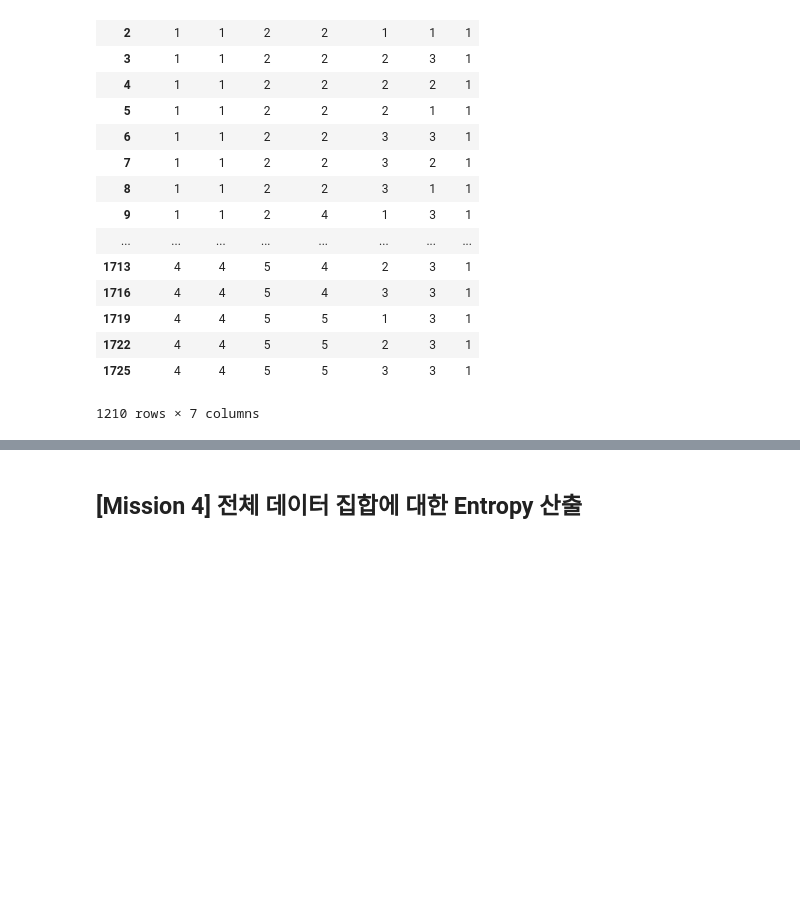
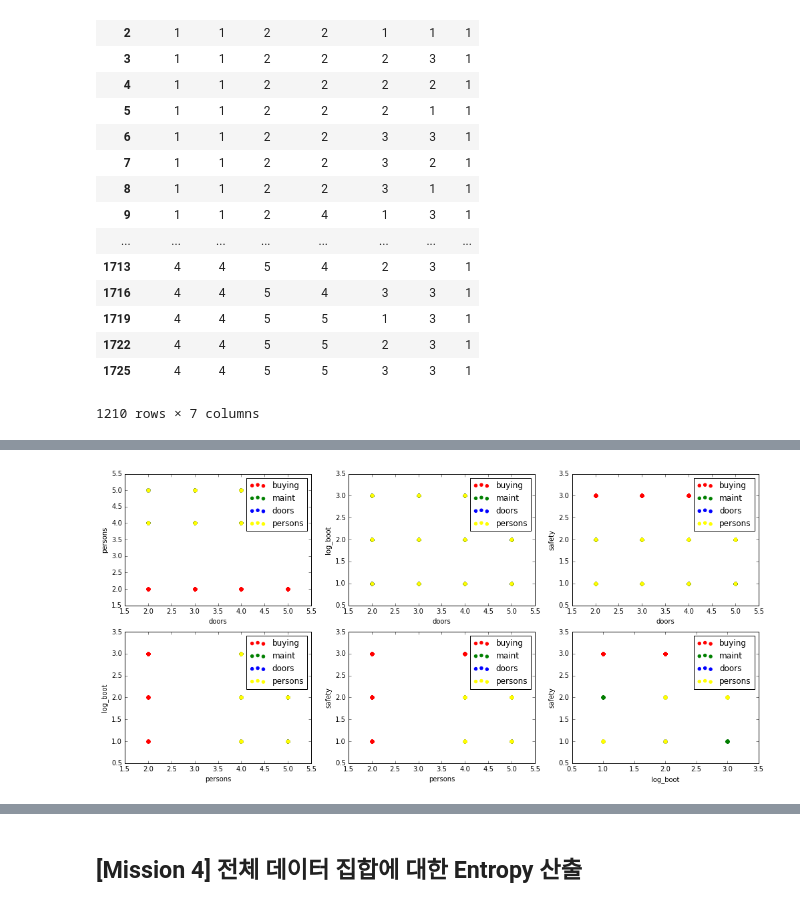
Before and after one commit to HeoJooSeong/zoostar, a Jupyter notebook: LINK_LAB/파이선 세미나 & 데이터과학/DATASCIENCE_HW2.ipynb, the cells around one changed output, grey strips where cells are left out. Saved outputs shown, nothing was run; the diff lists cells and outputs as text; code cells hidden in the pictures; blank space fills up the shorter version.

```diff
--- a/LINK_LAB/파이선 세미나 & 데이터과학/DATASCIENCE_HW2.ipynb
+++ b/LINK_LAB/파이선 세미나 & 데이터과학/DATASCIENCE_HW2.ipynb
@@ -280,3 +372,19 @@ for i in range(0,9):
+# %%
+ax = []
+fig = plt.figure(figsize=(17, 12))
+for i in range(0,6):
+    ax.append(fig.add_subplot(330 + (i+1)))
+
+for i in range(0,6):
+    s1=ax[i].scatter(eval_1_df[options[i+9]['data_x']], eval_1_df[options[i+9]['data_y']], color='red')
+    s2=ax[i].scatter(eval_2_df[options[i+9]['data_x']], eval_2_df[options[i+9]['data_y']], color='green')
+    s3=ax[i].scatter(eval_3_df[options[i+9]['data_x']], eval_3_df[options[i+9]['data_y']], color='blue')
+    s4=ax[i].scatter(eval_4_df[options[i+9]['data_x']], eval_4_df[options[i+9]['data_y']], color='yellow')
+    ax[i].legend((s1, s2, s3,s4), feature_names)
+    ax[i].set_xlabel(options[i+9]['label_x'])
+    ax[i].set_ylabel(options[i+9]['label_y'])
+# %% [output]
+[figure, added]
 # %%
 from pandas.tools.plotting import scatter_matrix
 
```
Also changed, not shown: parts of 25 cells of this notebook, 5 other files.
